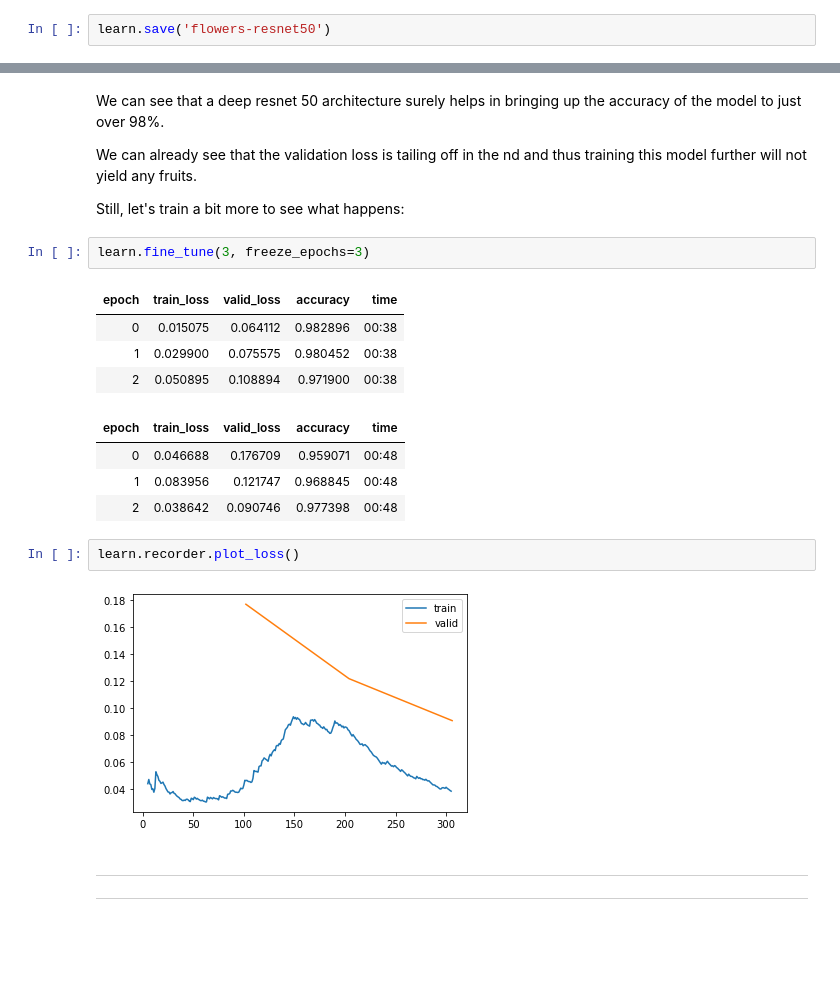
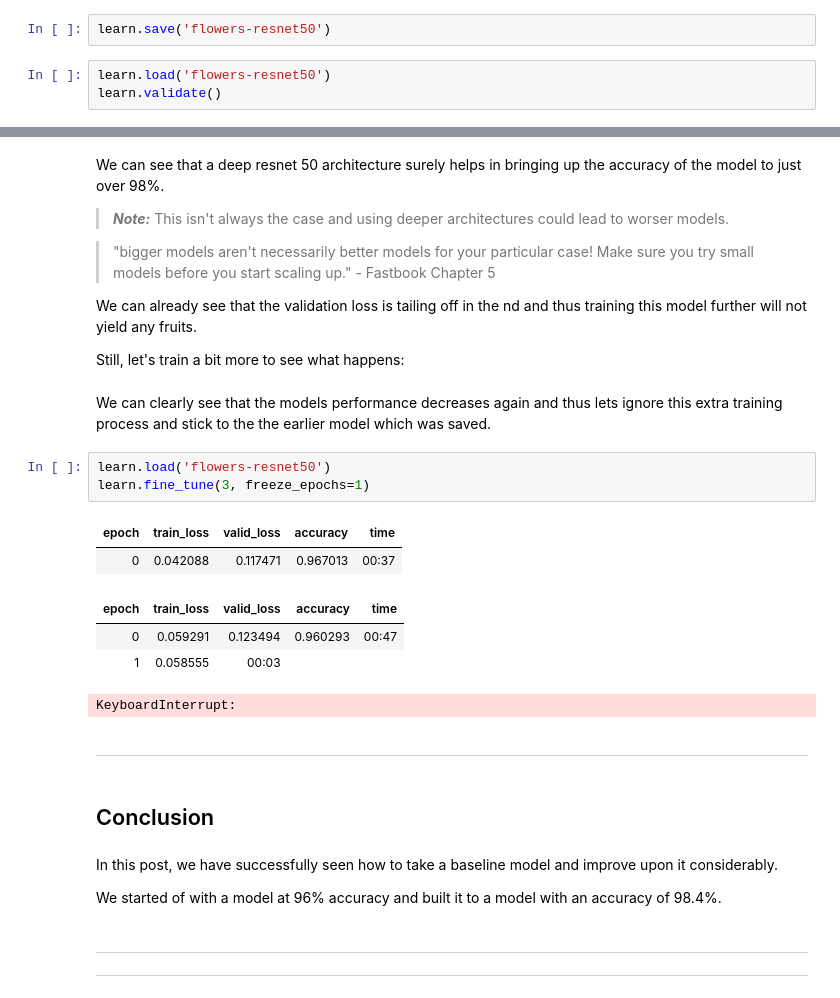
Before and after one commit to harish3110/my_fastai_notebooks, a Jupyter notebook: Vision/2020-03-30-Improving model.ipynb, the cells around one changed output, grey strips where cells are left out. Saved outputs shown, nothing was run; the diff lists cells and outputs as text; blank space fills up the shorter version.

Commit message:
Updated improving model nb

```diff
--- a/Vision/2020-03-30-Improving model.ipynb
+++ b/Vision/2020-03-30-Improving model.ipynb
@@ -326,2 +456,5 @@ learn.recorder.plot_loss()
 # %%
 learn.save('flowers-resnet50')
+# %%
+learn.load('flowers-resnet50')
+learn.validate()
@@ -328,24 +464,33 @@ learn.save('flowers-resnet50')
 # %% [markdown]
 We can see that a deep resnet 50 architecture surely helps in bringing up the accuracy of the model to just over 98%.
+
+> ***Note:*** This isn't always the case and using deeper architectures could lead to worser models.
+
+> "bigger models aren't necessarily better models for your particular case! Make sure you try small models before you start scaling up." - Fastbook Chapter 5
 
 We can already see that the validation loss is tailing off in the nd and thus training this model further will not yield any fruits.
 
 Still, let's train a bit more to see what happens:
+# %% [markdown]
+We can clearly see that the models performance decreases again and thus lets ignore this extra training process and stick to the the earlier model which was saved.
 # %%
-learn.fine_tune(3, freeze_epochs=3)
+learn.load('flowers-resnet50')
+learn.fine_tune(3, freeze_epochs=1)
 # %% [output]
 | epoch | train_loss | valid_loss | accuracy | time |
-| 0 | 0.015075 | 0.064112 | 0.982896 | 00:38 |
-| 1 | 0.029900 | 0.075575 | 0.980452 | 00:38 |
-| 2 | 0.050895 | 0.108894 | 0.971900 | 00:38 |
+| 0 | 0.042088 | 0.117471 | 0.967013 | 00:37 |
 | epoch | train_loss | valid_loss | accuracy | time |
-| 0 | 0.046688 | 0.176709 | 0.959071 | 00:48 |
-| 1 | 0.083956 | 0.121747 | 0.968845 | 00:48 |
-| 2 | 0.038642 | 0.090746 | 0.977398 | 00:48 |
+| 0 | 0.059291 | 0.123494 | 0.960293 | 00:47 |
+| 1 | 0.058555 | 00:03 |
+KeyboardInterrupt:
-# %%
-learn.recorder.plot_loss()
-# %% [output]
-[figure, removed]
+# %% [markdown]
+---
+# %% [markdown]
+## Conclusion
+# %% [markdown]
+In this post, we have successfully seen how to take a baseline model and improve upon it considerably.
+
+We started of with a model at 96% accuracy and built it to a model with an accuracy of 98.4%.
 # %% [markdown]
 ---
 ---
```
Also changed, not shown: parts of 58 cells of this notebook, 1 other file.
